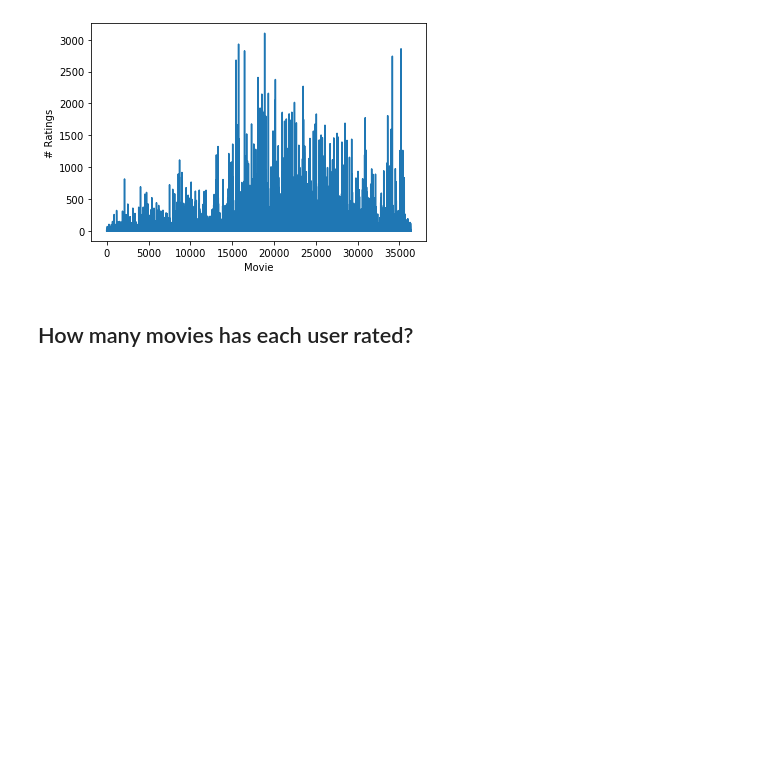
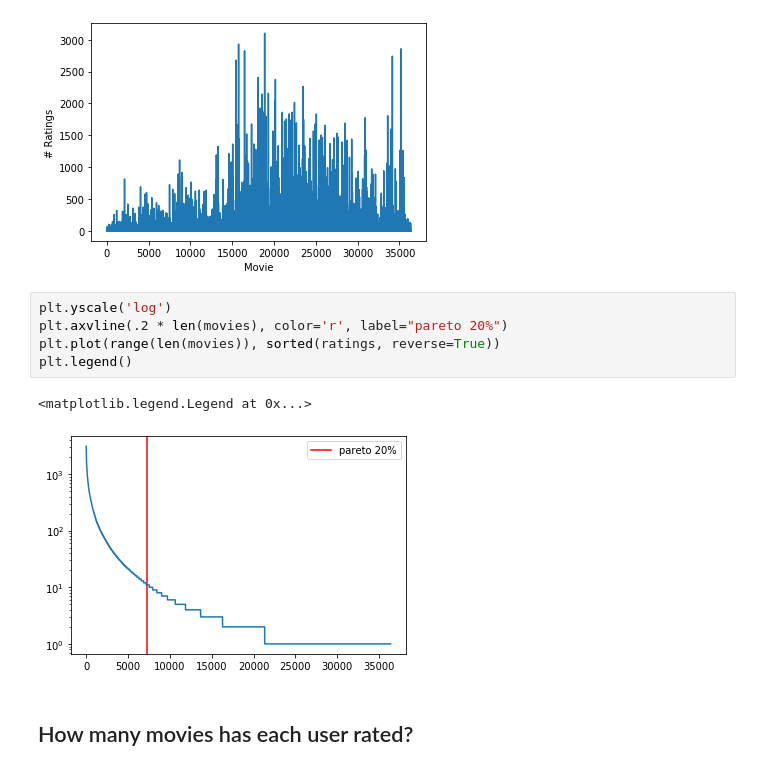
Before and after one commit to wordsmithereens/movie_recs, a Jupyter notebook: ratings_eda.ipynb, the cells around one changed output. Cells and saved outputs as stored; diff of their text form; blank space fills up the shorter version.

```diff
--- a/ratings_eda.ipynb
+++ b/ratings_eda.ipynb
@@ -97,6 +97,14 @@ plt.plot(range(len(movies)), ratings )
 # %% [output]
 [<matplotlib.lines.Line2D at 0x...>]
 [figure]
+# %%
+plt.yscale('log')
+plt.axvline(.2 * len(movies), color='r', label="pareto 20%")
+plt.plot(range(len(movies)), sorted(ratings, reverse=True))
+plt.legend()
+# %% [output]
+<matplotlib.legend.Legend at 0x...>
+[figure, added]
 # %% [markdown]
 ## How many movies has each user rated?
 # %%
```
Also changed, not shown: parts of 1 cell of this notebook, 1 other file.
